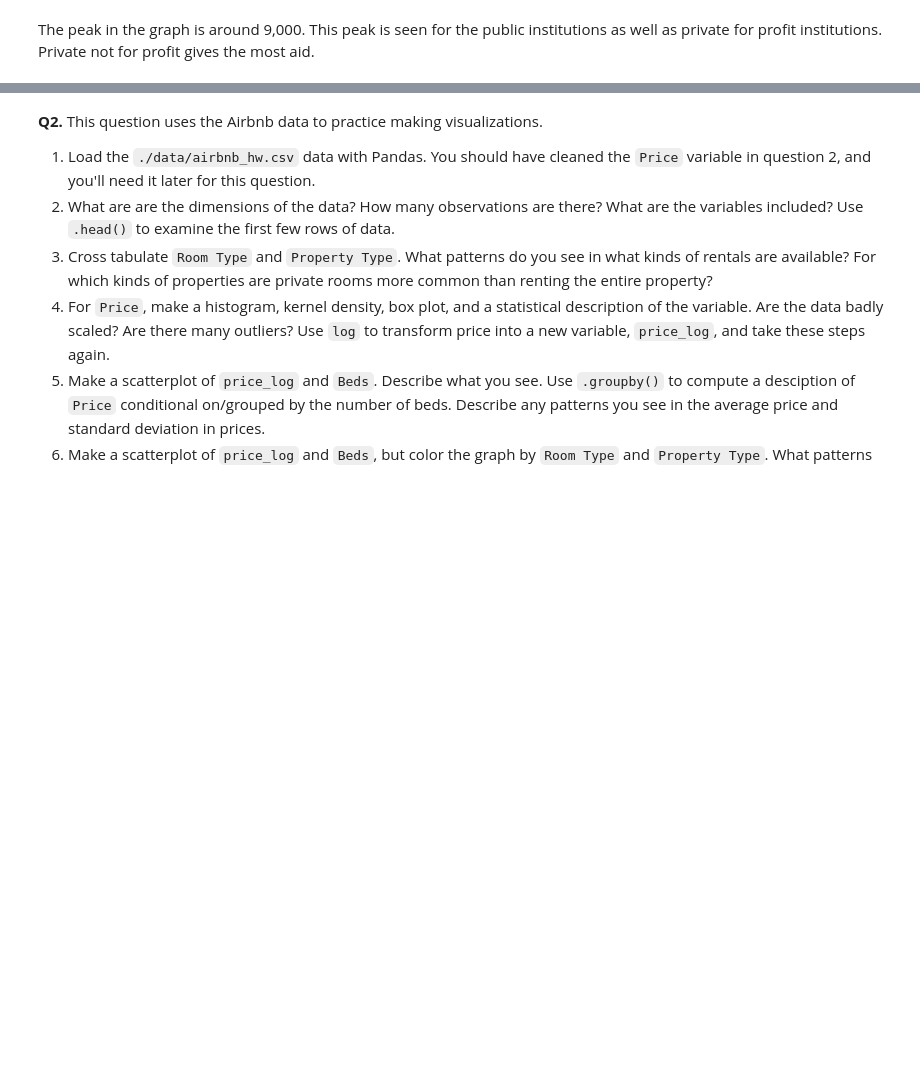
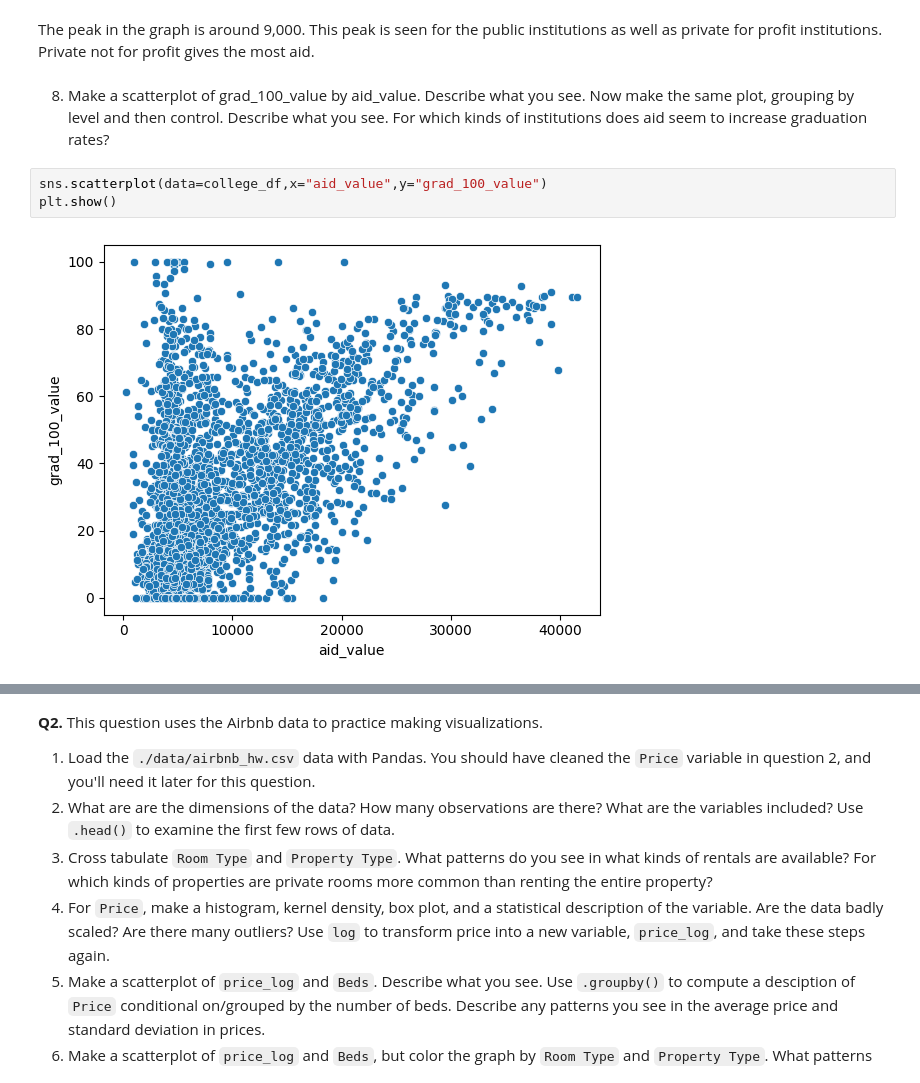
Before and after one commit to l-e13/visualization, a Jupyter notebook: assignment/assignment.ipynb, the cells around one changed output, grey strips where cells are left out. Cells and saved outputs as stored; diff of their text form; blank space fills up the shorter version.

```diff
--- a/assignment/assignment.ipynb
+++ b/assignment/assignment.ipynb
@@ -204,3 +204,10 @@ college_df.loc[:,['control','aid_value']].groupby('control').describe()
 | Public | 1558.0 | 5094.835687 | 2136.436370 | 881.0 | 3725.25 | 4667.0 | 6087.5 | 17299.0 |
 # %% [markdown]
 The peak in the graph is around 9,000. This peak is seen for the public institutions as well as private for profit institutions. Private not for profit gives the most aid.
+# %% [markdown]
+8. Make a scatterplot of grad_100_value by aid_value. Describe what you see. Now make the same plot, grouping by level and then control. Describe what you see. For which kinds of institutions does aid seem to increase graduation rates?
+# %%
+sns.scatterplot(data=college_df,x="aid_value",y="grad_100_value")
+plt.show()
+# %% [output]
+[figure, added]
```
Also changed, not shown: parts of 3 cells of this notebook.
